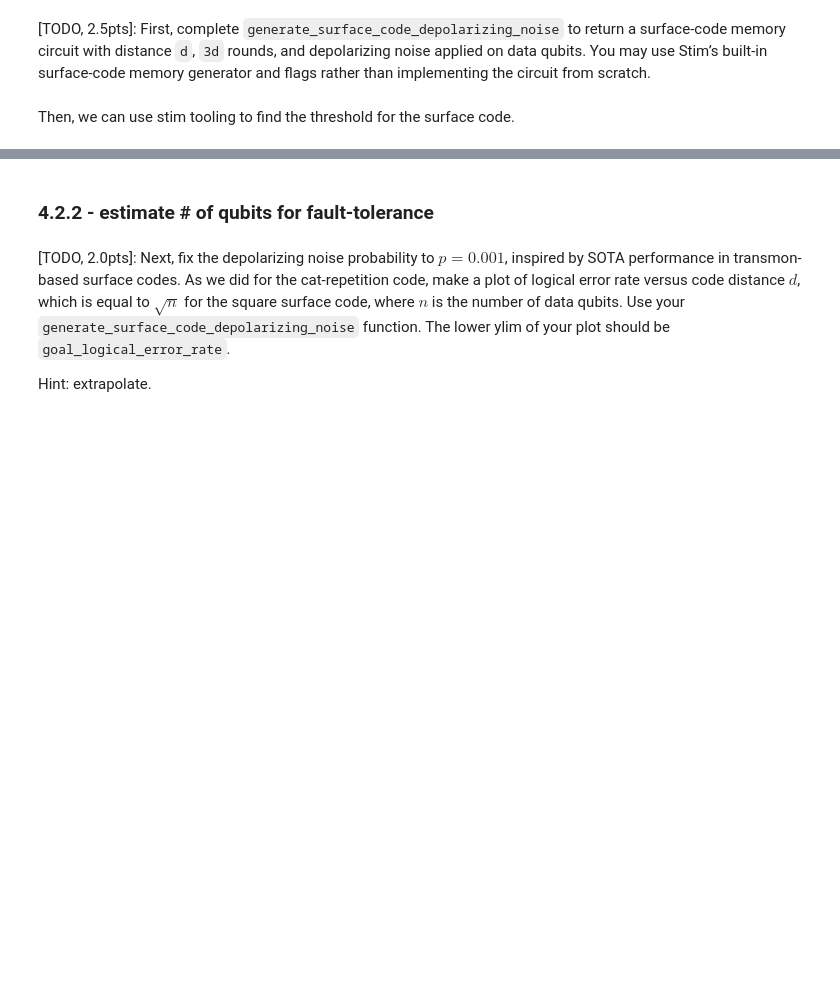
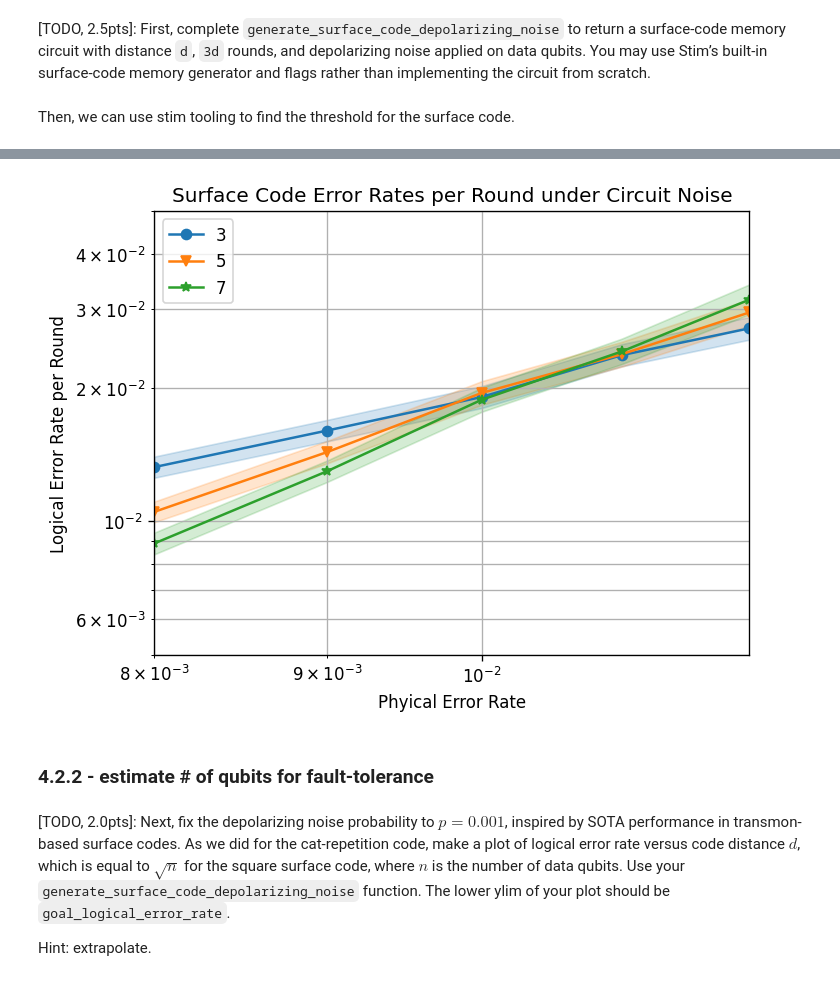
Before and after one commit to DanieleSalvi2810/QPFL_Hackathon_2026_Alice_and_Bob_Quantum_Icing, a Jupyter notebook: team-quantum_icing/1-challenge.ipynb, the cells around one changed output, grey strips where cells are left out. Cells and saved outputs as stored; diff of their text form; code cells hidden in the pictures; blank space fills up the shorter version.

```diff
--- a/team-quantum_icing/1-challenge.ipynb
+++ b/team-quantum_icing/1-challenge.ipynb
@@ -619,6 +821,15 @@ Next, we will generate an analogous plot of logical error rate versus the number
 # %%
 def generate_surface_code_depolarizing_noise(d, noise):
     # SOLUTION ===
+    circuit = stim.Circuit.generated(
+        "surface_code:rotated_memory_z",
+        rounds=d * 3,
+        distance=d,
+        after_clifford_depolarization=noise,
+        after_reset_flip_probability=noise,
+        before_measure_flip_probability=noise,
+        before_round_data_depolarization=noise,
+    )
 
     # ===
     return circuit
@@ -641,25 +876,24 @@ for d in surface_distances:
 # %%
-
 fig, ax = plt.subplots(1, 1)
-
-rounds_per_d = {d: d * 3 for d in surface_distances}
-for d in surface_distances:
-    xs = surface_noise_levels
-    ys = [surface_results[(d, p)][1] / surface_results[(d, p)][0] / rounds_per_d[d]
-          for p in xs]
-    ax.loglog(xs, ys, marker='o', label=f'd={d}')
-
+sinter.plot_error_rate(
+    ax=ax,
+    stats=collected_surface_code_stats,
+    x_func=lambda stat: stat.json_metadata['p'],
+    group_func=lambda stat: stat.json_metadata['d'],
+    failure_units_per_shot_func=lambda stat: stat.json_metadata['r'],
+)
 ax.set_ylim(5e-3, 5e-2)
 ax.set_xlim(0.008, 0.012)
+ax.loglog()
 ax.set_title("Surface Code Error Rates per Round under Circuit Noise")
-ax.set_xlabel("Physical Error Rate")
+ax.set_xlabel("Phyical Error Rate")
 ax.set_ylabel("Logical Error Rate per Round")
 ax.grid(which='major')
 ax.grid(which='minor')
 ax.legend()
-fig.set_dpi(120)
-plt.tight_layout()
-plt.show()
+fig.set_dpi(120)  # Show it bigger
+# %% [output]
+[figure, added]
 # %% [markdown]
 ### 4.2.2 - estimate # of qubits for fault-tolerance
 # %% [markdown]
```
Also changed, not shown: parts of 25 cells of this notebook, 1 other file.
